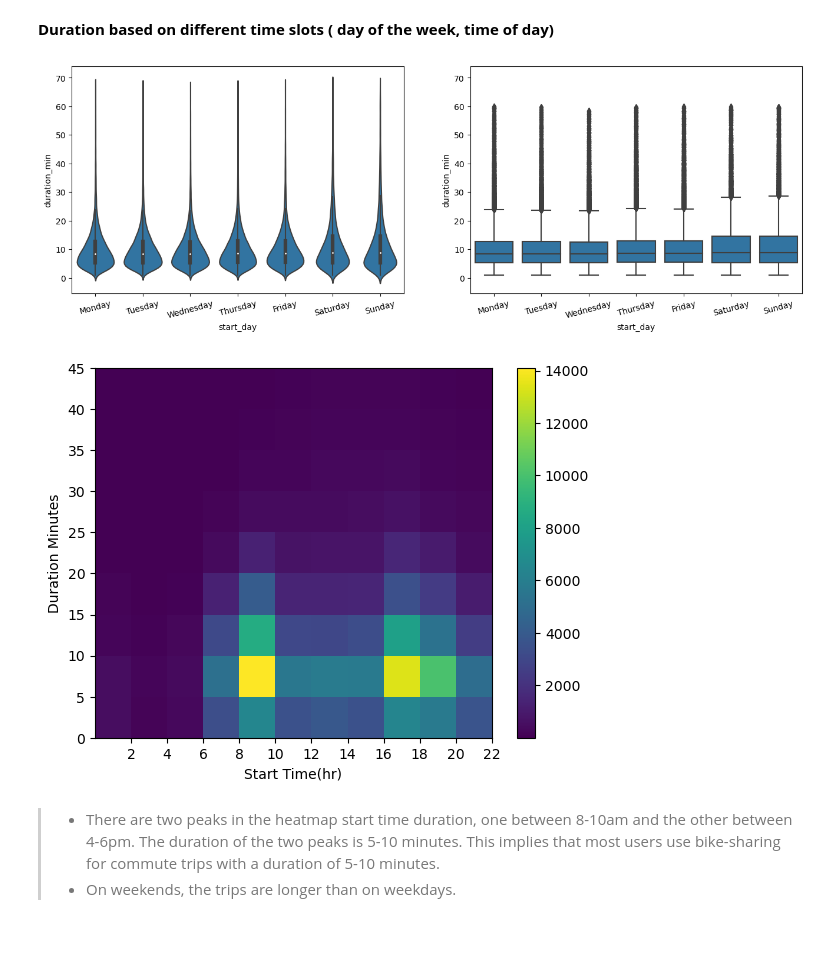
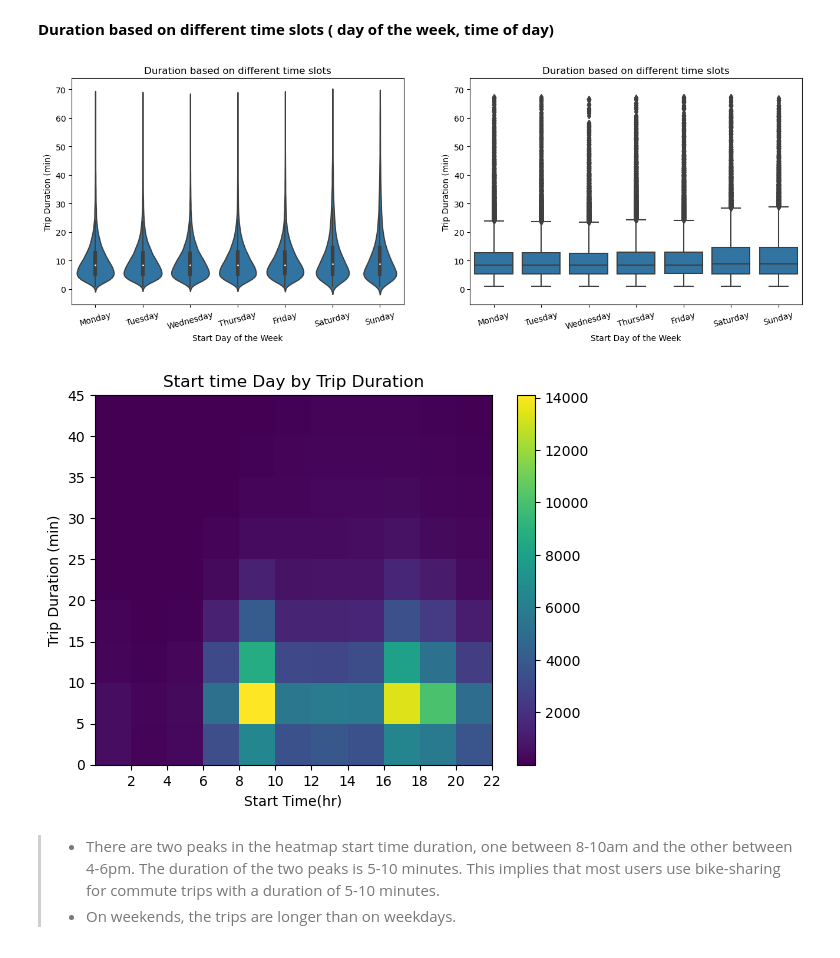
Before and after one commit to Abdou240/Data_Analyst_Nanodegree_ALX, a Jupyter notebook: Projekts/Projekt_3/Part_I_exploration_template.ipynb, the cells around one changed output. Drawn from its saved outputs; the diff is of its cells as text; code cells hidden in the pictures.

```diff
--- a/Projekts/Projekt_3/Part_I_exploration_template.ipynb
+++ b/Projekts/Projekt_3/Part_I_exploration_template.ipynb
@@ -853,19 +852,25 @@ fashion in the previous section (univariate exploration).
 # %%
 plt.figure(figsize = [16, 5])
 
 day_order = ['Monday','Tuesday','Wednesday','Thursday','Friday','Saturday','Sunday']
 # violin plot
 plt.subplot(1, 2, 1)
 ax1 = sb.violinplot(data= Bike_clean, x='start_day', y='duration_min', color=sb.color_palette()[0])
+plt.xlabel('Start Day of the Week');
+plt.ylabel('Trip Duration (min)');
+plt.title("Duration based on different time slots");
 plt.xticks(rotation=15);
 
 # box plot
 plt.subplot(1, 2, 2)
-sb.boxplot(data=Bike_clean[Bike_clean['duration_min']<=60], x='start_day', y='duration_min', color=sb.color_palette()[0],order = day_order)
+sb.boxplot(data=Bike_clean, x='start_day', y='duration_min', color=sb.color_palette()[0],order = day_order)
+plt.xlabel('Start Day of the Week');
+plt.ylabel('Trip Duration (min)');
+plt.title("Duration based on different time slots");
 plt.xticks(rotation=15)
 plt.ylim(ax1.get_ylim());
 # %% [output]
-[figure, old version]
+[figure, new version]
 # %%
 Bike_clean['start_time(hr)'] = Bike_clean['start_time(hr)'].astype(int)
 # %%
@@ -874,10 +879,11 @@ bins_y = np.arange(0,50,5)
 plt.hist2d(data=Bike_clean, x = 'start_time(hr)', y = 'duration_min',cmin=0.5, bins = [bins_x, bins_y])
 plt.colorbar()
 plt.xlabel('Start Time(hr)')
-plt.ylabel('Duration Minutes')
+plt.ylabel('Trip Duration (min)');
+plt.title("Start time Day by Trip Duration");
 plt.xticks(np.arange(2, 24, 2));
 # %% [output]
-[figure, old version]
+[figure, new version]
 # %% [markdown]
 > * There are two peaks in the heatmap start time duration, one between 8-10am and the other between 4-6pm. The duration of the two peaks is 5-10 minutes. This implies that most users use bike-sharing for commute trips with a duration of 5-10 minutes.
 > * On weekends, the trips are longer than on weekdays.
```
Also changed, not shown: parts of 33 cells of this notebook, 1 other file.
